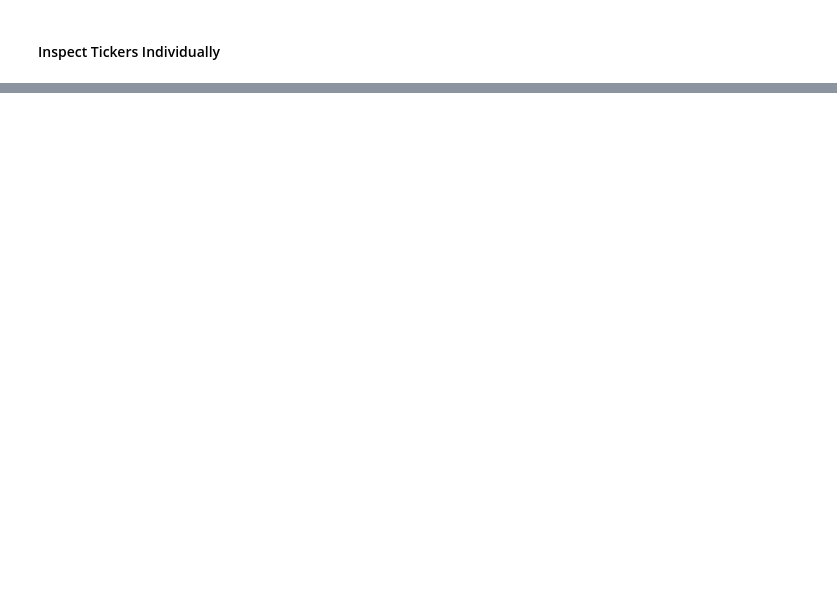
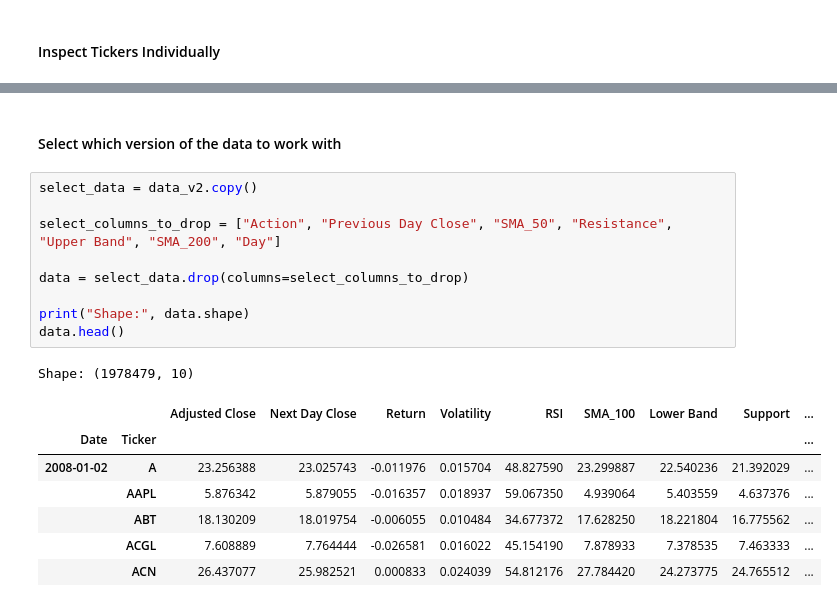
Before and after one commit to Corey-Holton/Group_project_2, a Jupyter notebook: notebooks/christian_exploration/exploratory_data_analysis/explore_stock_data.ipynb, the cells around one changed output, grey strips where cells are left out. Cells and saved outputs as stored; diff of their text form; blank space fills up the shorter version.

```diff
--- a/notebooks/christian_exploration/exploratory_data_analysis/explore_stock_data.ipynb
+++ b/notebooks/christian_exploration/exploratory_data_analysis/explore_stock_data.ipynb
@@ -521,0 +395,20 @@ print("RMSE:", rmse)
+# %% [markdown]
+#### Select which version of the data to work with
+# %%
+select_data = data_v2.copy()
+
+select_columns_to_drop = ["Action", "Previous Day Close", "SMA_50", "Resistance", "Upper Band", "SMA_200", "Day"]
+
+data = select_data.drop(columns=select_columns_to_drop)
+
+print("Shape:", data.shape)
+data.head()
+# %% [output]
+Shape: (1978479, 10)
+|  |  | Adjusted Close | Next Day Close | Return | Volatility | RSI | SMA_100 | Lower Band | Support | ... |
+| Date | Ticker |  |  |  |  |  |  |  |  | ... |
+| 2008-01-02 | A | 23.256388 | 23.025743 | -0.011976 | 0.015704 | 48.827590 | 23.299887 | 22.540236 | 21.392029 | ... |
+|  | AAPL | 5.876342 | 5.879055 | -0.016357 | 0.018937 | 59.067350 | 4.939064 | 5.403559 | 4.637376 | ... |
+|  | ABT | 18.130209 | 18.019754 | -0.006055 | 0.010484 | 34.677372 | 17.628250 | 18.221804 | 16.775562 | ... |
+|  | ACGL | 7.608889 | 7.764444 | -0.026581 | 0.016022 | 45.154190 | 7.878933 | 7.378535 | 7.463333 | ... |
+|  | ACN | 26.437077 | 25.982521 | 0.000833 | 0.024039 | 54.812176 | 27.784420 | 24.273775 | 24.765512 | ... |
```
Also changed, not shown: parts of 49 cells of this notebook, 4 other files.
